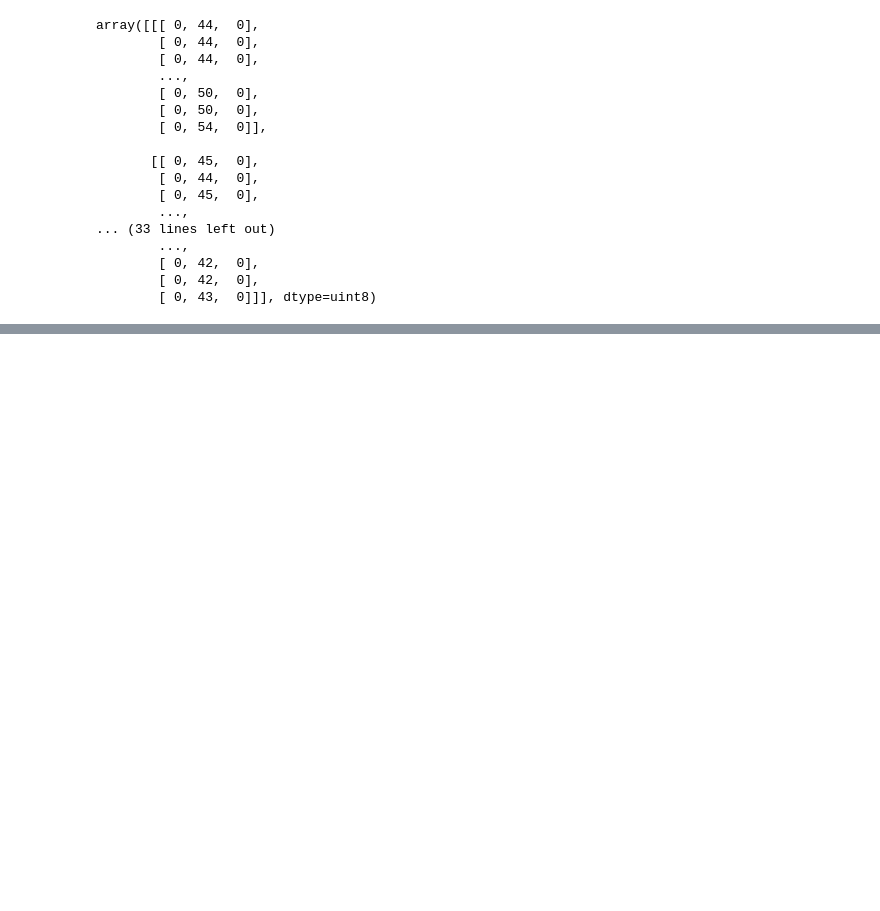
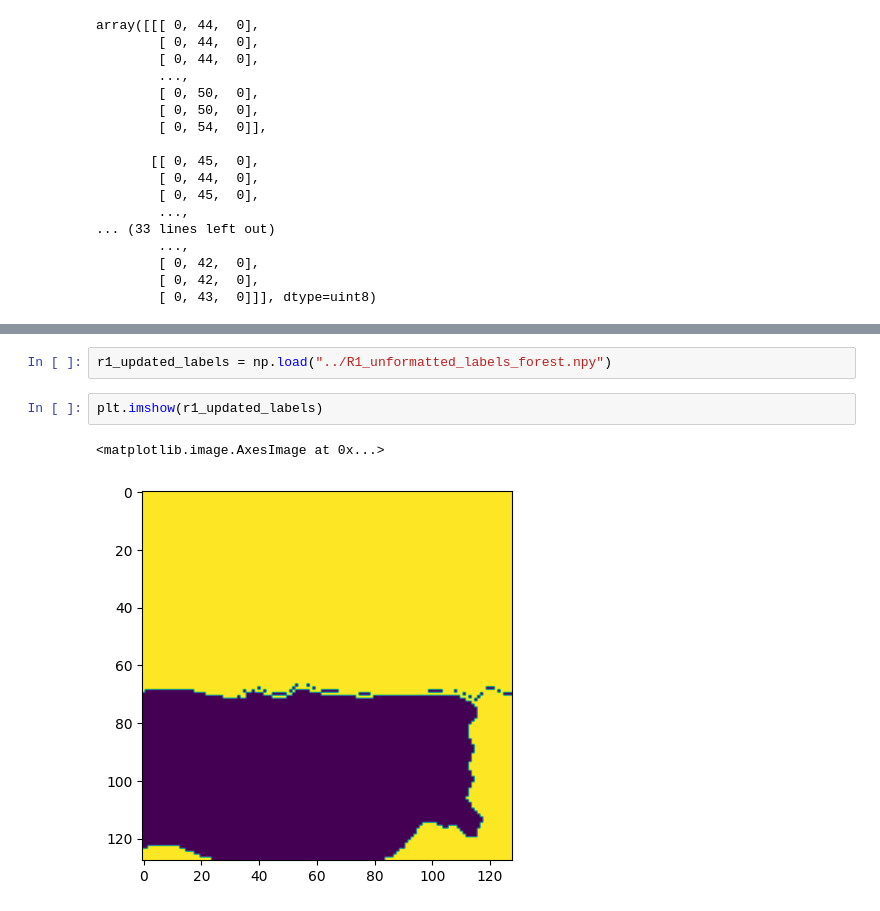
Before and after one commit to yuwa2020/burn-scars, a Jupyter notebook: public/scripts/data_al/binarize_forest_label.ipynb, the cells around one changed output, grey strips where cells are left out. Cells and saved outputs as stored; diff of their text form; blank space fills up the shorter version.

```diff
--- a/public/scripts/data_al/binarize_forest_label.ipynb
+++ b/public/scripts/data_al/binarize_forest_label.ipynb
@@ -152,0 +160,7 @@ array([[[ 0, 44,  0],
+# %%
+r1_updated_labels = np.load("../R1_unformatted_labels_forest.npy")
+# %%
+plt.imshow(r1_updated_labels)
+# %% [output]
+<matplotlib.image.AxesImage at 0x...>
+[figure, added]
```
Also changed, not shown: parts of 7 cells of this notebook, 12 other files.
